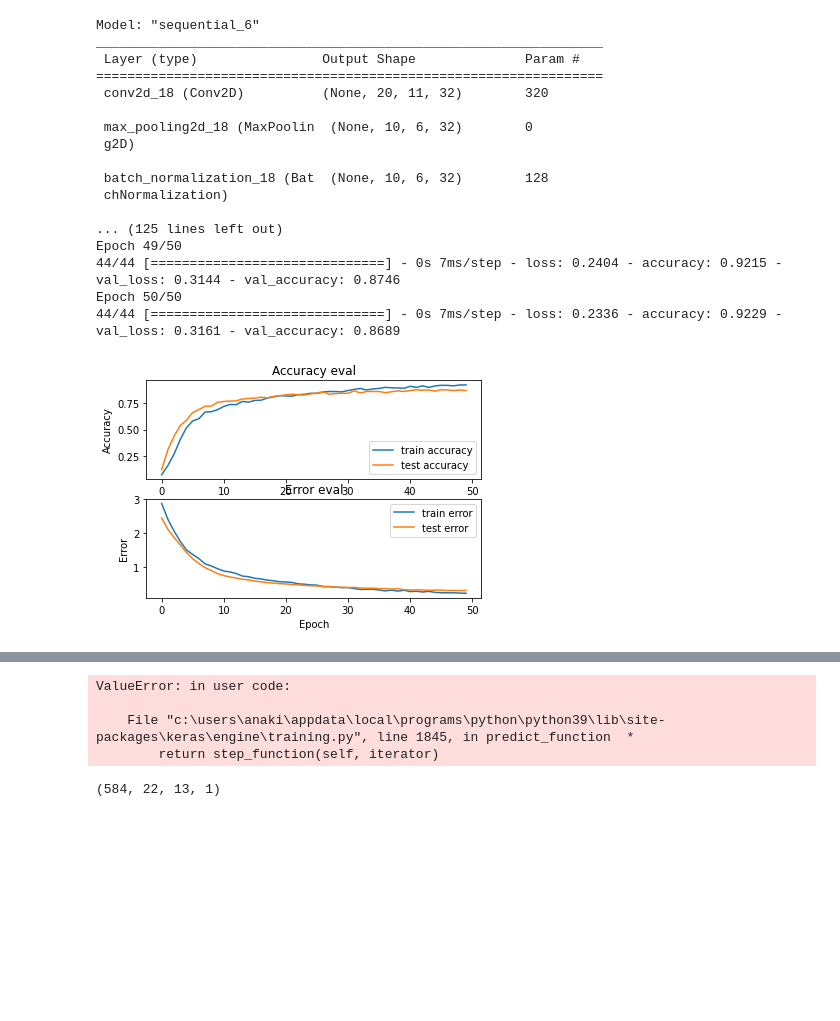
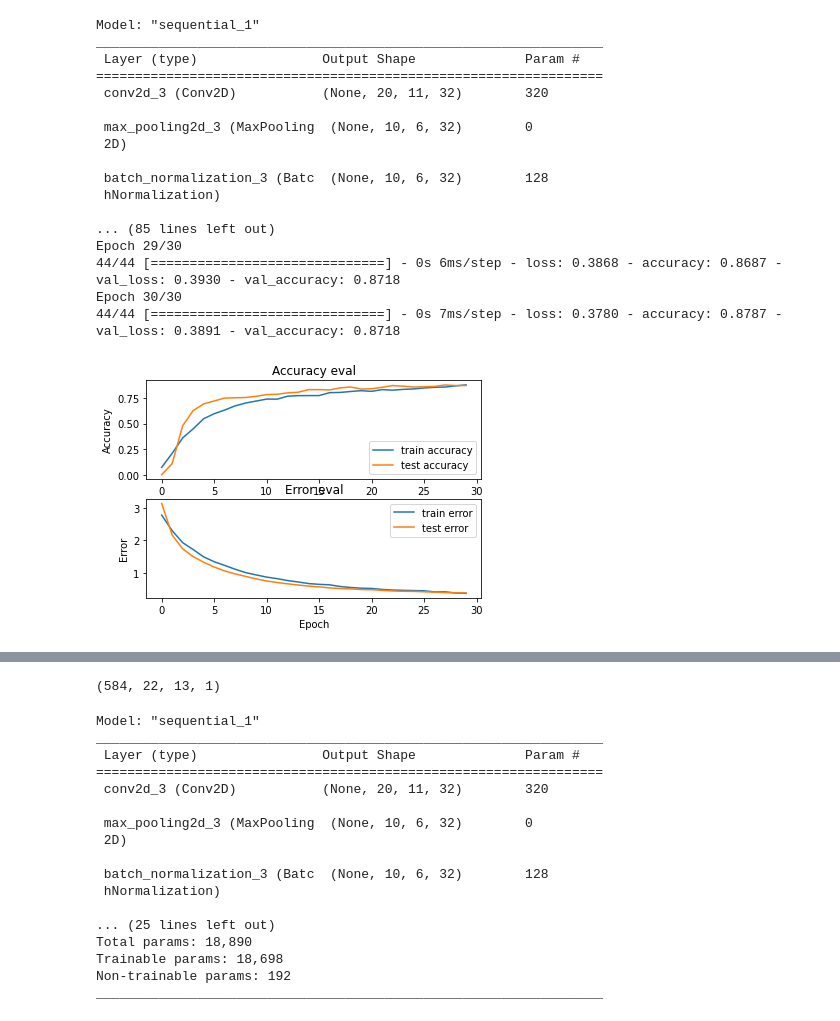
Before and after one commit to StevenKobza/Keybird-Hackathon, a Jupyter notebook: Deep Learning/cnngenre.ipynb, the cells around one changed output, grey strips where cells are left out. Saved outputs shown, nothing was run; the diff lists cells and outputs as text; code cells hidden in the pictures; blank space fills up the shorter version.

```diff
--- a/Deep Learning/cnngenre.ipynb
+++ b/Deep Learning/cnngenre.ipynb
@@ -143,43 +143,45 @@ if __name__ == "__main__":
     optimiser = keras.optimizers.Adam(learning_rate=0.0001)
     model.compile(optimizer=optimiser,
                   loss='sparse_categorical_crossentropy',
                   metrics=['accuracy'])
 
     model.summary()
 
     # train model
-    history = model.fit(X_train, y_train, validation_data=(X_validation, y_validation), batch_size=32, epochs=50)
+    history = model.fit(X_train, y_train, validation_data=(X_validation, y_validation), batch_size=32, epochs=30)
 
     # plot accuracy/error for training and validation
     plot_history(history)
 
     # evaluate model on test set
     test_loss, test_acc = model.evaluate(X_test, y_test, verbose=2)
     print('\nTest accuracy:', test_acc)
 
     # pick a sample to predict from the test set
     X_to_predict = X_test[100]
     y_to_predict = y_test[100]
 
     # predict sample
     predict(model, X_to_predict, 'unknown')
     #print(model.predict(X_to_predict))
+
+    model.save('steModel.h5')
 # %% [output]
-Model: "sequential_6"
+Model: "sequential_1"
 _________________________________________________________________
  Layer (type)                Output Shape              Param #
 =================================================================
- conv2d_18 (Conv2D)          (None, 20, 11, 32)        320
+ conv2d_3 (Conv2D)           (None, 20, 11, 32)        320
 
- max_pooling2d_18 (MaxPoolin  (None, 10, 6, 32)        0
- g2D)
+ max_pooling2d_3 (MaxPooling  (None, 10, 6, 32)        0
+ 2D)
 
- batch_normalization_18 (Bat  (None, 10, 6, 32)        128
- chNormalization)
+ batch_normalization_3 (Batc  (None, 10, 6, 32)        128
+ hNormalization)
 
-... (125 lines left out)
-Epoch 49/50
-44/44 [==============================] - 0s 7ms/step - loss: 0.2404 - accuracy: 0.9215 - val_loss: 0.3144 - val_accuracy: 0.8746
-Epoch 50/50
-44/44 [==============================] - 0s 7ms/step - loss: 0.2336 - accuracy: 0.9229 - val_loss: 0.3161 - val_accuracy: 0.8689
+... (85 lines left out)
+Epoch 29/30
+44/44 [==============================] - 0s 6ms/step - loss: 0.3868 - accuracy: 0.8687 - val_loss: 0.3930 - val_accuracy: 0.8718
+Epoch 30/30
+44/44 [==============================] - 0s 7ms/step - loss: 0.3780 - accuracy: 0.8787 - val_loss: 0.3891 - val_accuracy: 0.8718
-[figure, old version]
+[figure, new version]
@@ -189,8 +193,25 @@ Test accuracy: 0.8715753555297852
-ValueError: in user code:
-
-    File "c:\users\anaki\appdata\local\programs\python\python39\lib\site-packages\keras\engine\training.py", line 1845, in predict_function  *
-        return step_function(self, iterator)
 # %%
 print(X_test.shape)
 # %% [output]
 (584, 22, 13, 1)
+# %%
+new_model = keras.models.load_model('steModel.h5')
+new_model.summary()
+# %% [output]
+Model: "sequential_1"
+_________________________________________________________________
+ Layer (type)                Output Shape              Param #
+=================================================================
+ conv2d_3 (Conv2D)           (None, 20, 11, 32)        320
+
+ max_pooling2d_3 (MaxPooling  (None, 10, 6, 32)        0
+ 2D)
+
+ batch_normalization_3 (Batc  (None, 10, 6, 32)        128
+ hNormalization)
+
+... (25 lines left out)
+Total params: 18,890
+Trainable params: 18,698
+Non-trainable params: 192
+_________________________________________________________________
```
Also changed, not shown: parts of 1 cell of this notebook, 38 other files.
